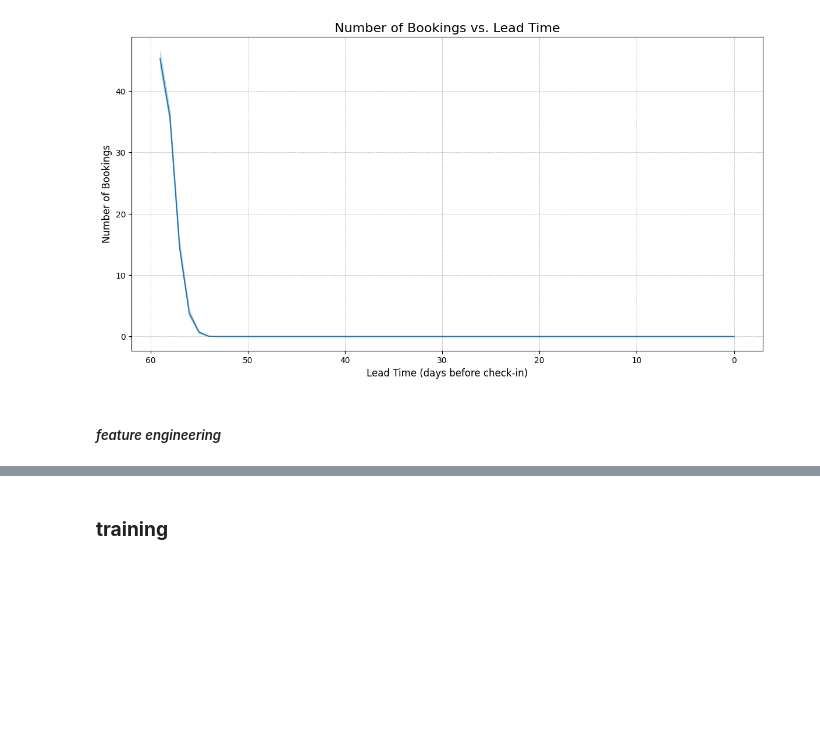
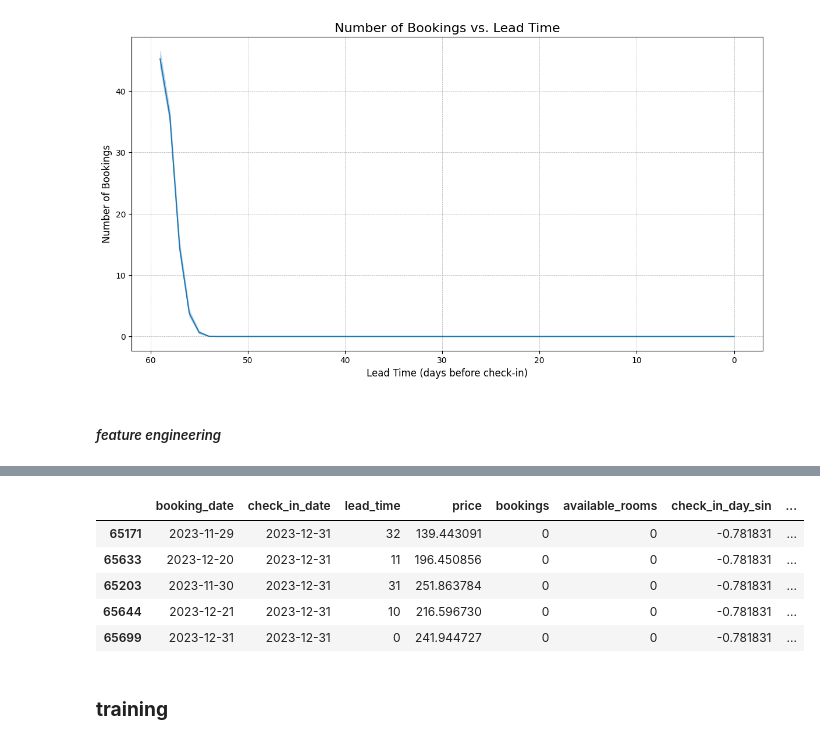
Before and after one commit to yezergmorales/dynamic-pricing, a Jupyter notebook: dev/hotel_revenue_optimizer.ipynb, the cells around one changed output, grey strips where cells are left out. Saved outputs shown, nothing was run; the diff lists cells and outputs as text; code cells hidden in the pictures; blank space fills up the shorter version.

```diff
--- a/dev/hotel_revenue_optimizer.ipynb
+++ b/dev/hotel_revenue_optimizer.ipynb
@@ -196,18 +196,3 @@ plt.show()
 [figure]
 # %% [markdown]
 ##### *feature engineering*
-# %%
-def feature_engineering(df):
-    """
-    Creates features from the raw data.
-    """
-    df["booking_date"] = pd.to_datetime(df["booking_date"])
-    df["check_in_date"] = pd.to_datetime(df["check_in_date"])
-    df["check_in_day_of_week"] = df["check_in_date"].dt.dayofweek
-    df["check_in_month"] = df["check_in_date"].dt.month
-    df["check_in_year"] = df["check_in_date"].dt.year
-
-    return df
-
-df = feature_engineering(df)
-df.head()
@@ -221,3 +199,38 @@ df.head()
+# %%
+def feature_engineering(df):
+    """
+    Creates features from the raw data.
+    """
+    df["booking_date"] = pd.to_datetime(df["booking_date"])
+    df["check_in_date"] = pd.to_datetime(df["check_in_date"])
+    # Transform day of week to circular features to capture cyclical nature
+    df["check_in_day_sin"] = np.sin(2 * np.pi * df["check_in_date"].dt.dayofweek / 7)
+    df["check_in_day_cos"] = np.cos(2 * np.pi * df["check_in_date"].dt.dayofweek / 7)
+
+    # Transform month to circular features to capture cyclical nature
+    df["check_in_month_sin"] = np.sin(2 * np.pi * df["check_in_date"].dt.month / 12)
+    df["check_in_month_cos"] = np.cos(2 * np.pi * df["check_in_date"].dt.month / 12)
+
+    # Add time index based on unique check-in dates
+    # Sort by check-in date and create mapping of unique dates to indices
+    unique_dates = df['check_in_date'].unique()
+    unique_dates = np.sort(unique_dates)
+    date_to_index = {date: idx for idx, date in enumerate(unique_dates)}
+
+    # Map each check-in date to its index
+    df['time_index'] = df['check_in_date'].map(date_to_index)
+
+    return df
+
+df = feature_engineering(df)
+df.tail()
+# %% [output]
+|  | booking_date | check_in_date | lead_time | price | bookings | available_rooms | check_in_day_sin | ... |
+| 65171 | 2023-11-29 | 2023-12-31 | 32 | 139.443091 | 0 | 0 | -0.781831 | ... |
+| 65633 | 2023-12-20 | 2023-12-31 | 11 | 196.450856 | 0 | 0 | -0.781831 | ... |
+| 65203 | 2023-11-30 | 2023-12-31 | 31 | 251.863784 | 0 | 0 | -0.781831 | ... |
+| 65644 | 2023-12-21 | 2023-12-31 | 10 | 216.596730 | 0 | 0 | -0.781831 | ... |
+| 65699 | 2023-12-31 | 2023-12-31 | 0 | 241.944727 | 0 | 0 | -0.781831 | ... |
 # %% [markdown]
 ### **training**
 # %% [markdown]
```
Also changed, not shown: parts of 12 cells of this notebook.
